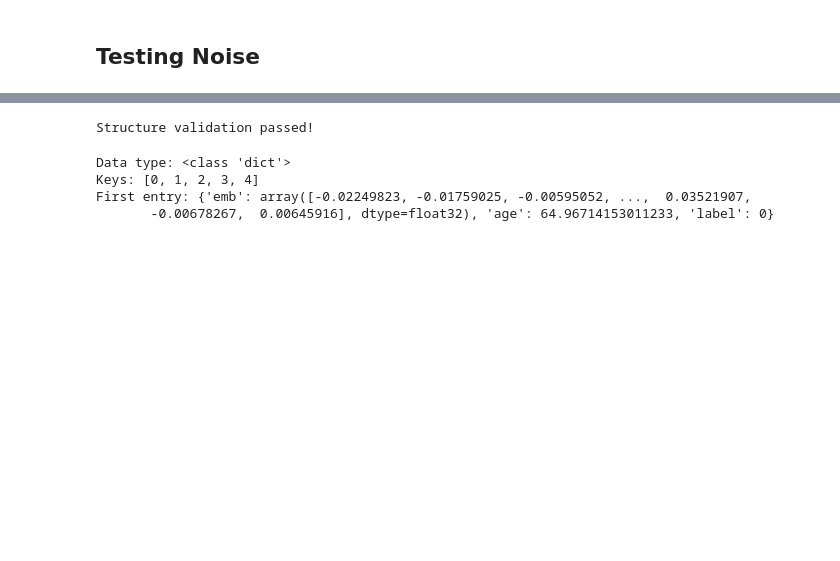
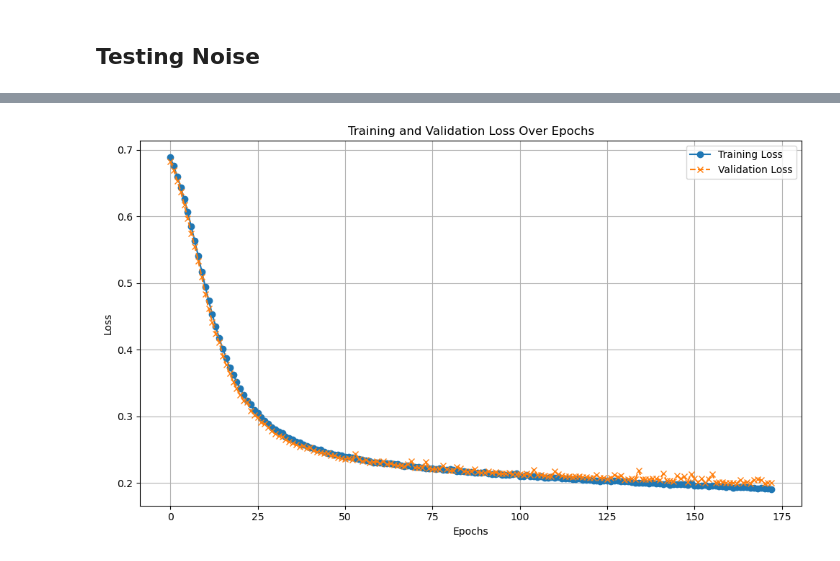
Before and after one commit to jp4147/trend-analysis, a Jupyter notebook: stella_emb_trend_models.ipynb, the cells around one changed output, grey strips where cells are left out. Saved outputs shown, nothing was run; the diff lists cells and outputs as text; code cells hidden in the pictures; blank space fills up the shorter version.

```diff
--- a/stella_emb_trend_models.ipynb
+++ b/stella_emb_trend_models.ipynb
@@ -75,35 +55,24 @@ Epoch [123/1000], Val Loss: 0.1728
-# %%
-import numpy as np
-def test_structure(data):
-    try:
-        assert isinstance(data, dict), "Data must be a dictionary."
-        for key, value in data.items():
-            assert isinstance(value, dict), f"Entry {key} is not a dictionary."
-            assert 'emb' in value, f"Entry {key} is missing 'emb'."
-            assert 'label' in value, f"Entry {key} is missing 'label'."
-            assert 'age' in value, f"Entry {key} is missing 'age'."
-            assert isinstance(value['emb'], np.ndarray), f"'emb' in entry {key} is not a numpy array."
-            assert isinstance(value['label'], int), f"'label' in entry {key} is not an integer."
-            assert isinstance(value['age'], (float, int)), f"'age' in entry {key} is not a number."
-        print("Structure validation passed!")
-    except AssertionError as e:
-        print(f"Structure validation failed: {e}")
-
-test_structure(noise_emb)
-# %% [output]
-Structure validation passed!
-# %%
-# Debug the input data structure
-print(f"Data type: {type(noise_emb)}")
-if isinstance(noise_emb, dict):
-    print(f"Keys: {list(noise_emb.keys())[:5]}")
-    print(f"First entry: {noise_emb[next(iter(noise_emb))]}")
-elif isinstance(noise_emb, list):
-    print(f"First 5 items in the list: {noise_emb[:5]}")
-else:
-    print("Unexpected data structure!")
-# %% [output]
-Data type: <class 'dict'>
-Keys: [0, 1, 2, 3, 4]
-First entry: {'emb': array([-0.02249823, -0.01759025, -0.00595052, ...,  0.03521907,
-       -0.00678267,  0.00645916], dtype=float32), 'age': 64.96714153011233, 'label': 0}
+# %%
+import matplotlib.pyplot as plt
+def plot_losses(train_losses, val_losses):
+    """
+    Plot training and validation losses.
+
+    :param train_losses: List of training loss values
+    :param val_losses: List of validation loss values
+    """
+    plt.figure(figsize=(10, 6))
+    plt.plot(train_losses, label="Training Loss", linestyle='-', marker='o')
+    plt.plot(val_losses, label="Validation Loss", linestyle='--', marker='x')
+    plt.xlabel("Epochs")
+    plt.ylabel("Loss")
+    plt.title("Training and Validation Loss Over Epochs")
+    plt.legend()
+    plt.grid()
+    plt.tight_layout()
+    plt.show()
+
+# Call the plotting function
+plot_losses(train_losses, val_losses)
+# %% [output]
+[figure, added]
```
Also changed, not shown: parts of 18 cells of this notebook, 3 other files.
